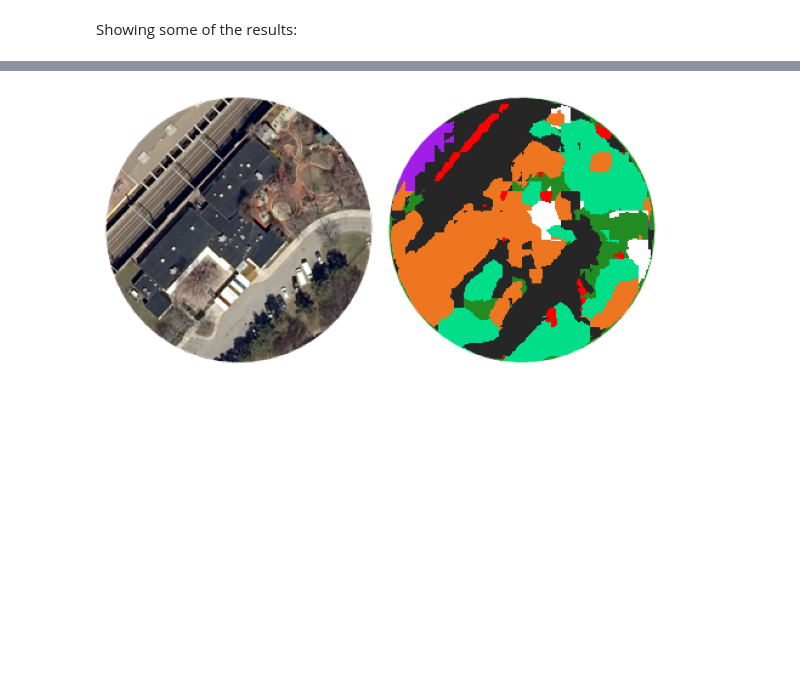
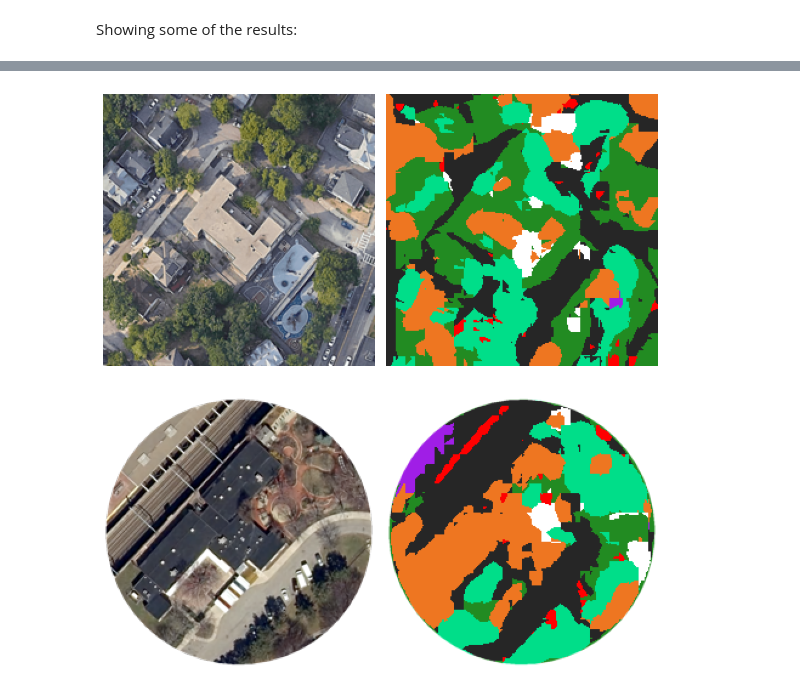
Before and after one commit to davidchd/SegForestNet, a Jupyter notebook: greenspace-deploy-50m.ipynb, the cells around one changed output, grey strips where cells are left out. Drawn from its saved outputs; the diff is of its cells as text; code cells hidden in the pictures; blank space fills up the shorter version.

```diff
--- a/greenspace-deploy-50m.ipynb
+++ b/greenspace-deploy-50m.ipynb
@@ -49,3 +48,8 @@ displayResult('Boston_Teachers_Union_K8_.png')
+# %%
+# model 064
+displayResult('Higginson.png')
+# %% [output]
+[figure, added]
 # %%
 displayResult('Carter_Development_Center.png')
 # %% [output]
```
Also changed, not shown: parts of 5 cells of this notebook, 6 other files.
